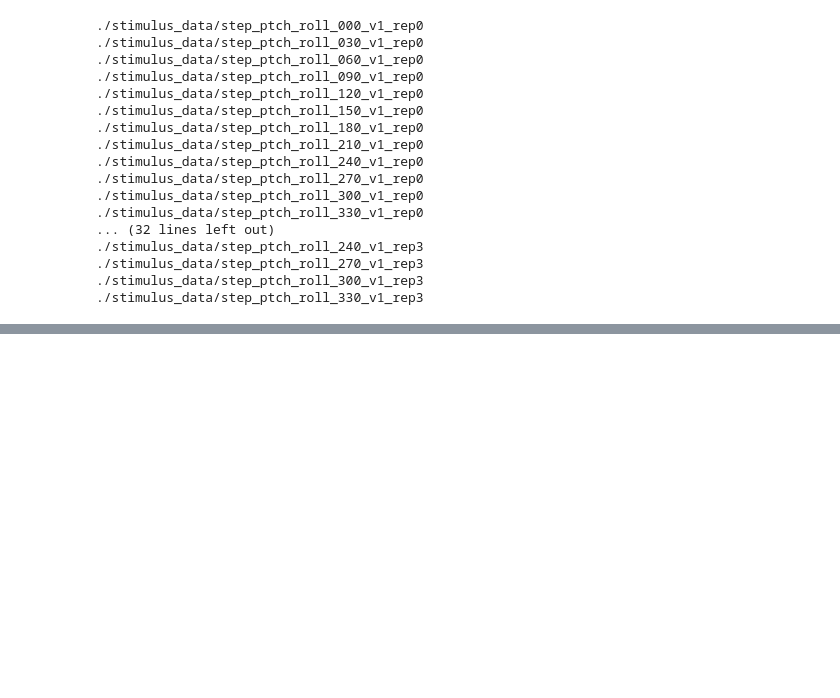
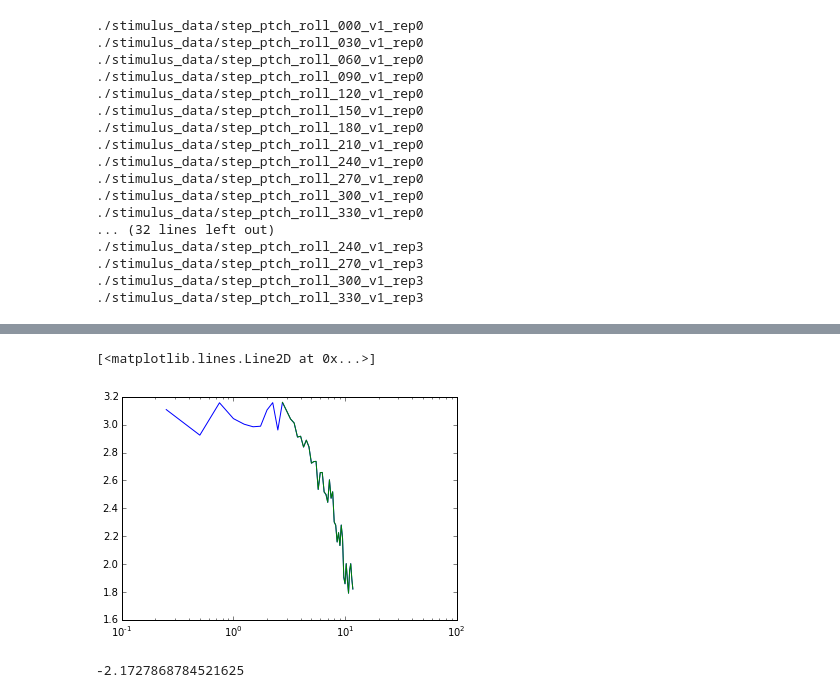
Before and after one commit to psilentp/flight-muscles, a Jupyter notebook: experimental/00_squadrons/19_step_pitch_roll_ctrl/design/make_pattern_mats.ipynb, the cells around one changed output, grey strips where cells are left out. Cells and saved outputs as stored; diff of their text form; code cells hidden in the pictures; blank space fills up the shorter version.

```diff
--- a/experimental/00_squadrons/19_step_pitch_roll_ctrl/design/make_pattern_mats.ipynb
+++ b/experimental/00_squadrons/19_step_pitch_roll_ctrl/design/make_pattern_mats.ipynb
@@ -127,0 +141,12 @@ io.savemat('./stimulus_data/function_%ss.mat'%('3s_50Hz_step'),{'func':function}
+# %%
+ps = np.mean([np.abs(np.fft.fft(roll_imgs[i,:,0,0]))**2 for i in range(30)],axis = 0)
+freqs = np.fft.fftfreq(roll_imgs[0,:,0,0].size,4.0/96.0)
+posmask = freqs > 0
+plot(freqs[posmask],log10(ps[posmask]))
+gca().set_xscale('log')
+#plot([96/360.0],log10([1000]),'o')
+rolloff_mask = (freqs>10**0.4)
+plot(freqs[rolloff_mask],log10(ps[rolloff_mask]))
+# %% [output]
+[<matplotlib.lines.Line2D at 0x...>]
+[figure, added]
@@ -127,0 +159,4 @@ io.savemat('./stimulus_data/function_%ss.mat'%('3s_50Hz_step'),{'func':function}
+# %%
+slope
+# %% [output]
+-2.1727868784521625
```
Also changed, not shown: parts of 7 cells of this notebook, 3 other files.
